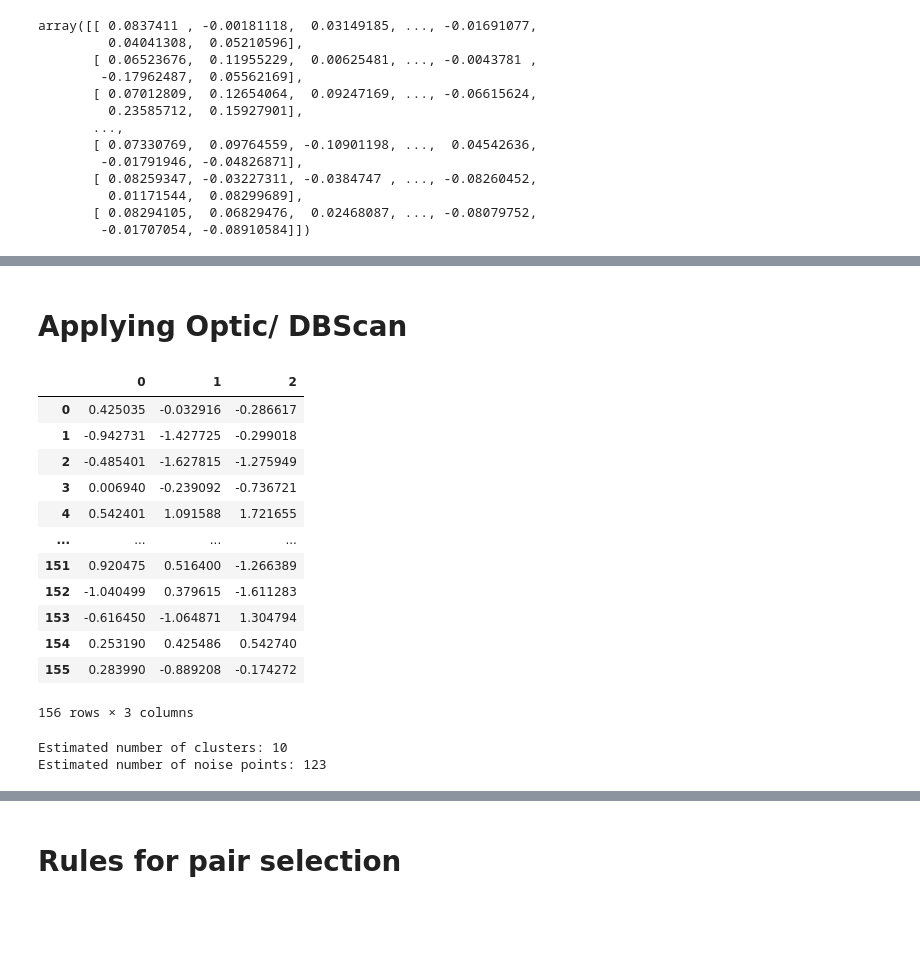
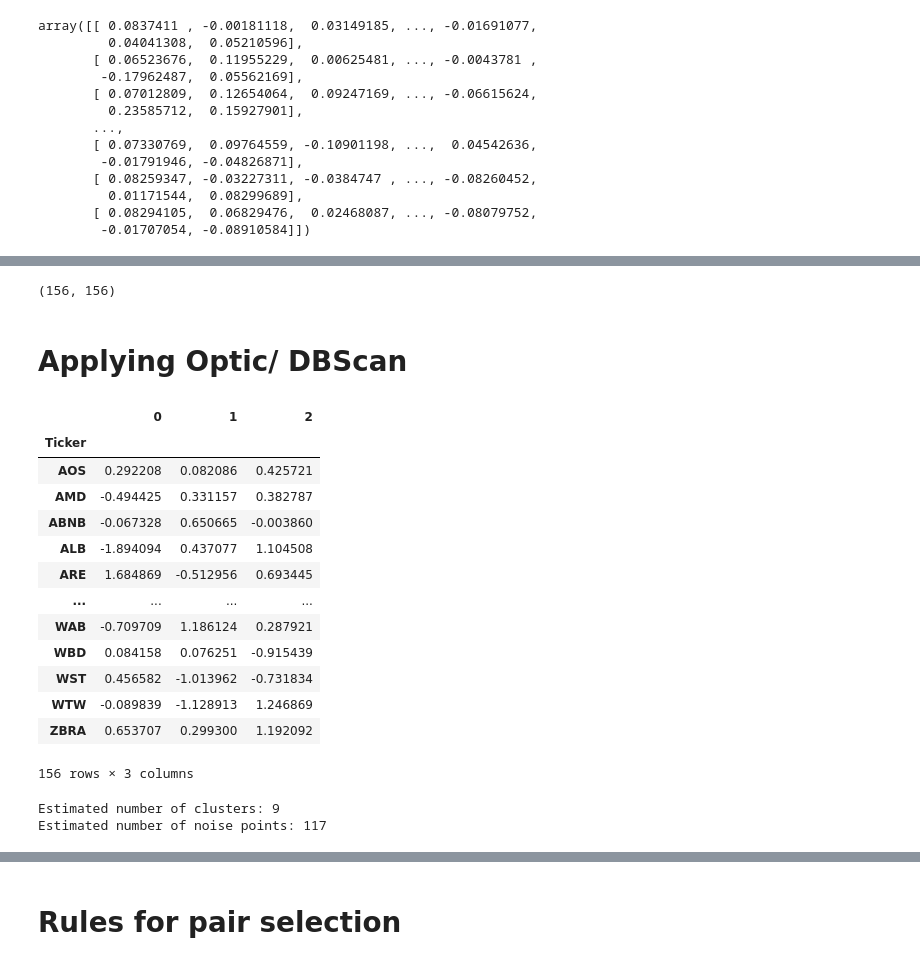
Before and after one commit to Antoinebattini/Pair_trading, a Jupyter notebook: Labo.ipynb, the cells around one changed output, grey strips where cells are left out. Drawn from its saved outputs; the diff is of its cells as text; code cells hidden in the pictures; blank space fills up the shorter version.

```diff
--- a/Labo.ipynb
+++ b/Labo.ipynb
@@ -1142,27 +1137,36 @@ pca_proj = eVec0.iloc[:,:3]
+# %%
+correlation_matrix.shape
+# %% [output]
+(156, 156)
+# %%
+pca_proj = eVec0.iloc[:,:3]
+new_corr = np.dot(correlation_matrix.T,pca_proj)
+new_corr = pd.DataFrame(new_corr,index = correlation_matrix.index,columns =['X','Y','Z'])
 # %% [markdown]
 # Applying Optic/ DBScan
 # %%
 # Research
 from sklearn.datasets import make_blobs
 from sklearn.preprocessing import StandardScaler
 
 
 X = StandardScaler().fit_transform(new_corr)
-X =pd.DataFrame(X)
+X =pd.DataFrame(X,index = new_corr.index)
 X
 # %% [output]
 |  | 0 | 1 | 2 |
-| 0 | 0.425035 | -0.032916 | -0.286617 |
-| 1 | -0.942731 | -1.427725 | -0.299018 |
-| 2 | -0.485401 | -1.627815 | -1.275949 |
-| 3 | 0.006940 | -0.239092 | -0.736721 |
-| 4 | 0.542401 | 1.091588 | 1.721655 |
+| Ticker |  |  |  |
+| AOS | 0.292208 | 0.082086 | 0.425721 |
+| AMD | -0.494425 | 0.331157 | 0.382787 |
+| ABNB | -0.067328 | 0.650665 | -0.003860 |
+| ALB | -1.894094 | 0.437077 | 1.104508 |
+| ARE | 1.684869 | -0.512956 | 0.693445 |
 | ... | ... | ... | ... |
-| 151 | 0.920475 | 0.516400 | -1.266389 |
-| 152 | -1.040499 | 0.379615 | -1.611283 |
-| 153 | -0.616450 | -1.064871 | 1.304794 |
-| 154 | 0.253190 | 0.425486 | 0.542740 |
-| 155 | 0.283990 | -0.889208 | -0.174272 |
+| WAB | -0.709709 | 1.186124 | 0.287921 |
+| WBD | 0.084158 | 0.076251 | -0.915439 |
+| WST | 0.456582 | -1.013962 | -0.731834 |
+| WTW | -0.089839 | -1.128913 | 1.246869 |
+| ZBRA | 0.653707 | 0.299300 | 1.192092 |
 156 rows × 3 columns
 # %%
 import numpy as np
@@ -1181,8 +1185,8 @@ n_noise_ = list(labels).count(-1)
 print("Estimated number of clusters: %d" % n_clusters_)
 print("Estimated number of noise points: %d" % n_noise_)
 # %% [output]
-Estimated number of clusters: 10
-Estimated number of noise points: 123
+Estimated number of clusters: 9
+Estimated number of noise points: 117
 # %%
 import plotly.express as px
 df = px.data.iris()
```
Also changed, not shown: parts of 8 cells of this notebook, 3 other files.
